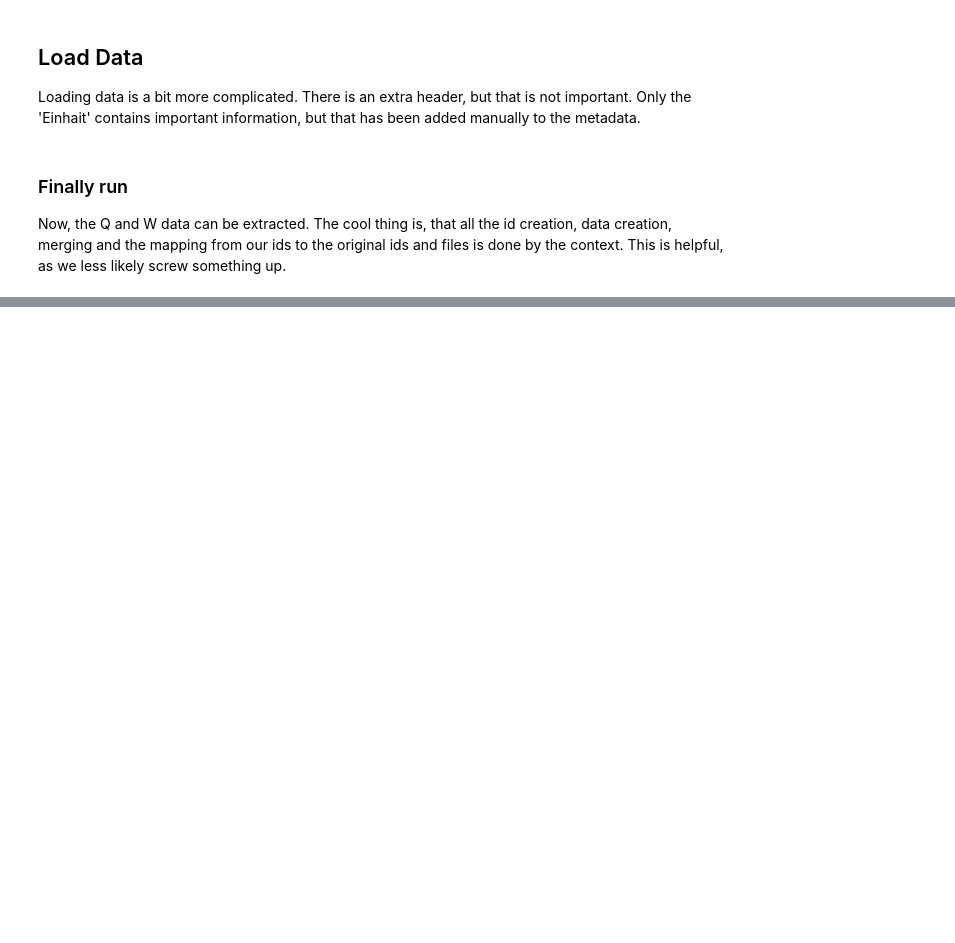
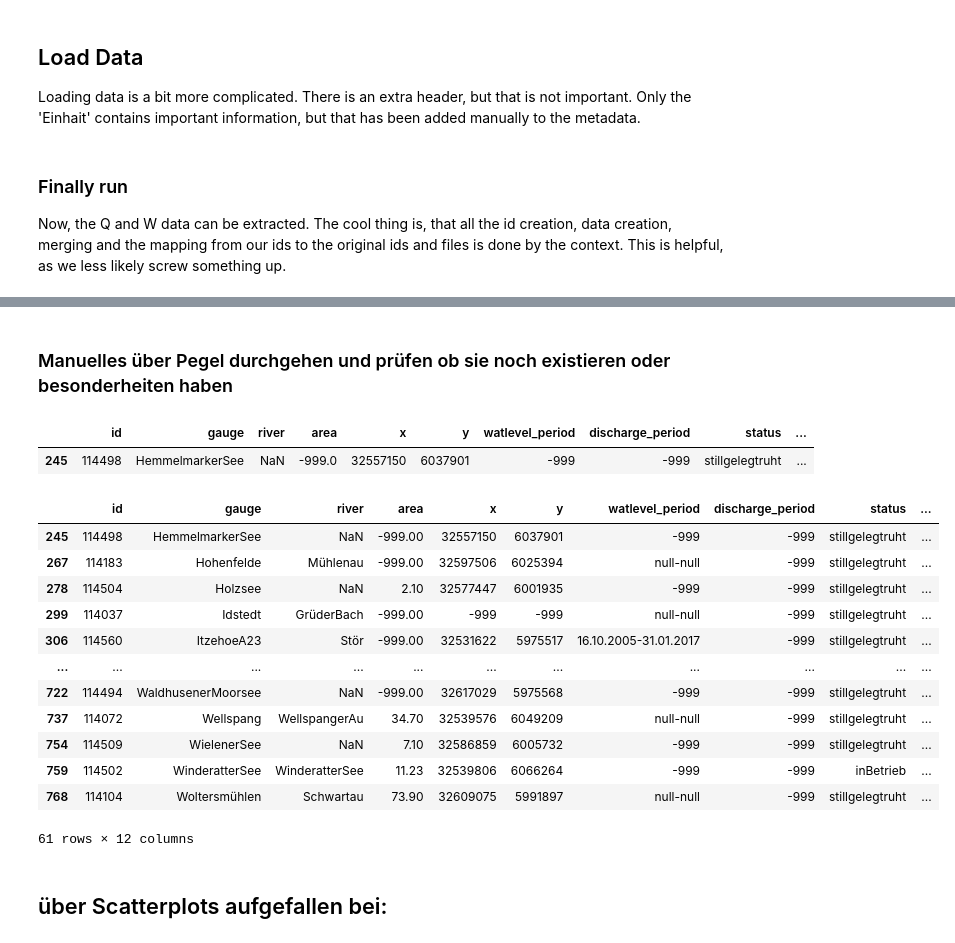
Before and after one commit to CAMELS-DE/camelsp, a Jupyter notebook: scripts/preprocess_def.ipynb, the cells around one changed output, grey strips where cells are left out. Drawn from its saved outputs; the diff is of its cells as text; code cells hidden in the pictures; blank space fills up the shorter version.

```diff
--- a/scripts/preprocess_def.ipynb
+++ b/scripts/preprocess_def.ipynb
@@ -105,0 +258,50 @@ with Bundesland('Schleswig-Holstein') as bl:
+# %% [markdown]
+### Manuelles über Pegel durchgehen und prüfen ob sie noch existieren oder besonderheiten haben
+# %%
+# erster pegel vermutlich ersetzt:
+df_missing.loc[df_missing['id']==114511,'id_neu'] = 114537
+df_missing.loc[df_missing['id']==114635,'id_neu'] = 114082 #vlt. falschrum zugeordnert? nachgucken
+
+# vermutlich weggefallen:
+lost = [114003,114483,114143,114634,114077,114496,114017,114475,114624,114149,114147,114083,114513,114655,114654,114033,114556,114123,114183]
+
+#nachgucken ob noch daten zu finden sind wenn https://umweltanwendungen.schleswig-holstein.de/ wieder online ist
+#https://umweltanwendungen.schleswig-holstein.de/pegel/jsp/pegel.jsp?mstnr=
+online = [114495, 114492,114467,114476,114480,114468,114546]
+
+#vermutlich irrelevant für CAMELS
+lakes = [114483,114495,114492,114511,114496,114467,114475,114512,114499,114633,114476,114480,114468,114513,114497,114477,114498]
+
+NOK = [114646,114647]
+
+#zu viele auf einmal um was sinnvolles zu sagen:
+110052
+
+# hier ist ne schleuse in die elbe, pegeldaten?
+114556
+# %%
+get_info(114498)
+# %% [output]
+|  | id | gauge | river | area | x | y | watlevel_period | discharge_period | status | ... |
+| 245 | 114498 | HemmelmarkerSee | NaN | -999.0 | 32557150 | 6037901 | -999 | -999 | stillgelegtruht | ... |
+# %%
+i = 34
+# %%
+i+=1
+df_missing[i:][['id', 'gauge', 'river', 'area', 'x', 'y', 'watlevel_period','discharge_period', 'status', 'lat', 'lon', 'id_neu']]
+# %% [output]
+|  | id | gauge | river | area | x | y | watlevel_period | discharge_period | status | ... |
+| 245 | 114498 | HemmelmarkerSee | NaN | -999.00 | 32557150 | 6037901 | -999 | -999 | stillgelegtruht | ... |
+| 267 | 114183 | Hohenfelde | Mühlenau | -999.00 | 32597506 | 6025394 | null-null | -999 | stillgelegtruht | ... |
+| 278 | 114504 | Holzsee | NaN | 2.10 | 32577447 | 6001935 | -999 | -999 | stillgelegtruht | ... |
+| 299 | 114037 | Idstedt | GrüderBach | -999.00 | -999 | -999 | null-null | -999 | stillgelegtruht | ... |
+| 306 | 114560 | ItzehoeA23 | Stör | -999.00 | 32531622 | 5975517 | 16.10.2005-31.01.2017 | -999 | stillgelegtruht | ... |
+| ... | ... | ... | ... | ... | ... | ... | ... | ... | ... | ... |
+| 722 | 114494 | WaldhusenerMoorsee | NaN | -999.00 | 32617029 | 5975568 | -999 | -999 | stillgelegtruht | ... |
+| 737 | 114072 | Wellspang | WellspangerAu | 34.70 | 32539576 | 6049209 | null-null | -999 | stillgelegtruht | ... |
+| 754 | 114509 | WielenerSee | NaN | 7.10 | 32586859 | 6005732 | -999 | -999 | stillgelegtruht | ... |
+| 759 | 114502 | WinderatterSee | WinderatterSee | 11.23 | 32539806 | 6066264 | -999 | -999 | inBetrieb | ... |
+| 768 | 114104 | Woltersmühlen | Schwartau | 73.90 | 32609075 | 5991897 | null-null | -999 | stillgelegtruht | ... |
+61 rows × 12 columns
+# %% [markdown]
+##  über Scatterplots aufgefallen bei:
```
Also changed, not shown: parts of 37 cells of this notebook, 27 other files.
